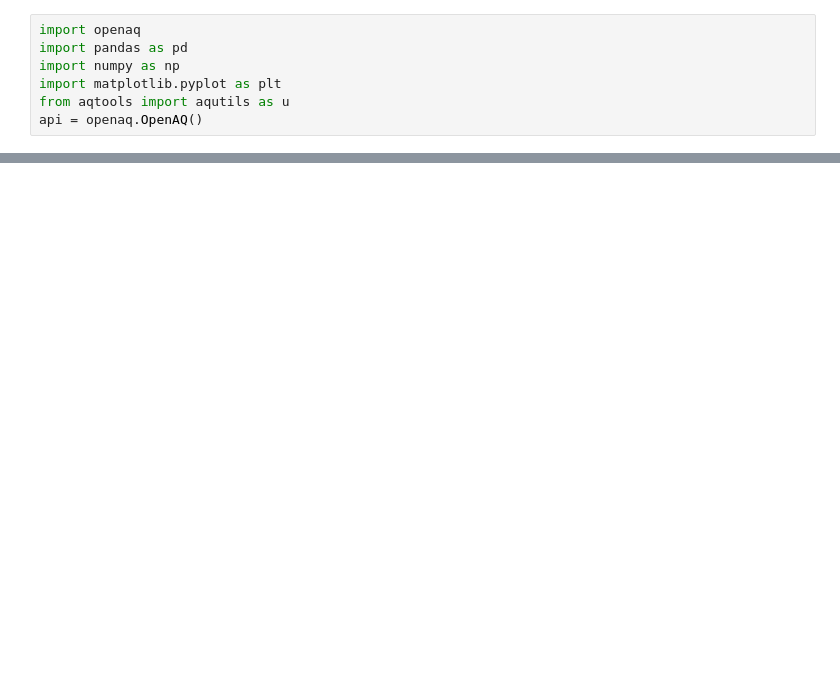
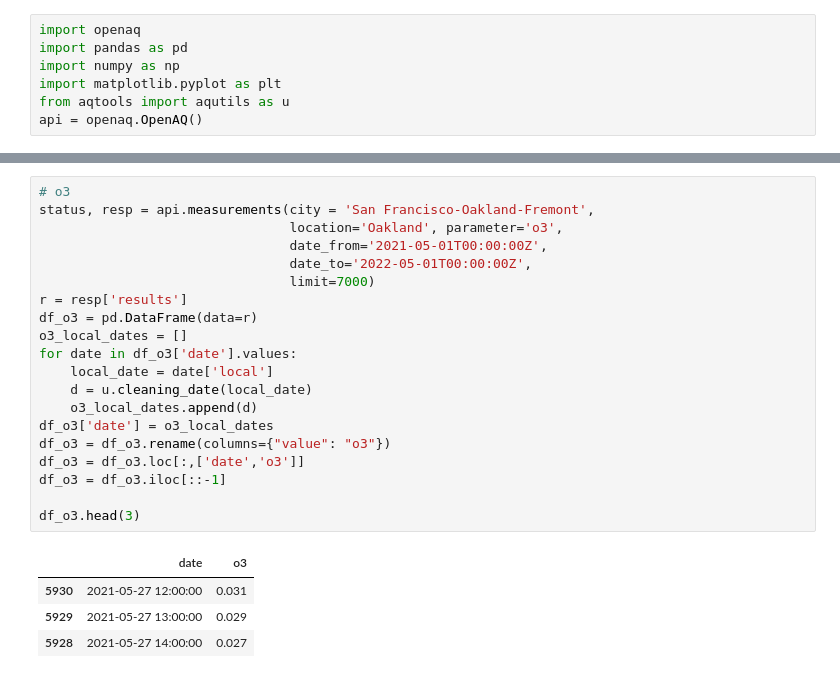
Before and after one commit to UCB-stat-159-s22/hw07-group13, a Jupyter notebook: main.ipynb, the cells around one changed output, grey strips where cells are left out. Saved outputs shown, nothing was run; the diff lists cells and outputs as text; blank space fills up the shorter version.

```diff
--- a/main.ipynb
+++ b/main.ipynb
@@ -37,0 +67,25 @@ df
+# %%
+# o3
+status, resp = api.measurements(city = 'San Francisco-Oakland-Fremont',
+                                location='Oakland', parameter='o3',
+                                date_from='2021-05-01T00:00:00Z',
+                                date_to='2022-05-01T00:00:00Z',
+                                limit=7000)
+r = resp['results']
+df_o3 = pd.DataFrame(data=r)
+o3_local_dates = []
+for date in df_o3['date'].values:
+    local_date = date['local']
+    d = u.cleaning_date(local_date)
+    o3_local_dates.append(d)
+df_o3['date'] = o3_local_dates
+df_o3 = df_o3.rename(columns={"value": "o3"})
+df_o3 = df_o3.loc[:,['date','o3']]
+df_o3 = df_o3.iloc[::-1]
+
+df_o3.head(3)
+# %% [output]
+|  | date | o3 |
+| 5930 | 2021-05-27 12:00:00 | 0.031 |
+| 5929 | 2021-05-27 13:00:00 | 0.029 |
+| 5928 | 2021-05-27 14:00:00 | 0.027 |
```
Also changed, not shown: parts of 12 cells of this notebook, 2 other files.
